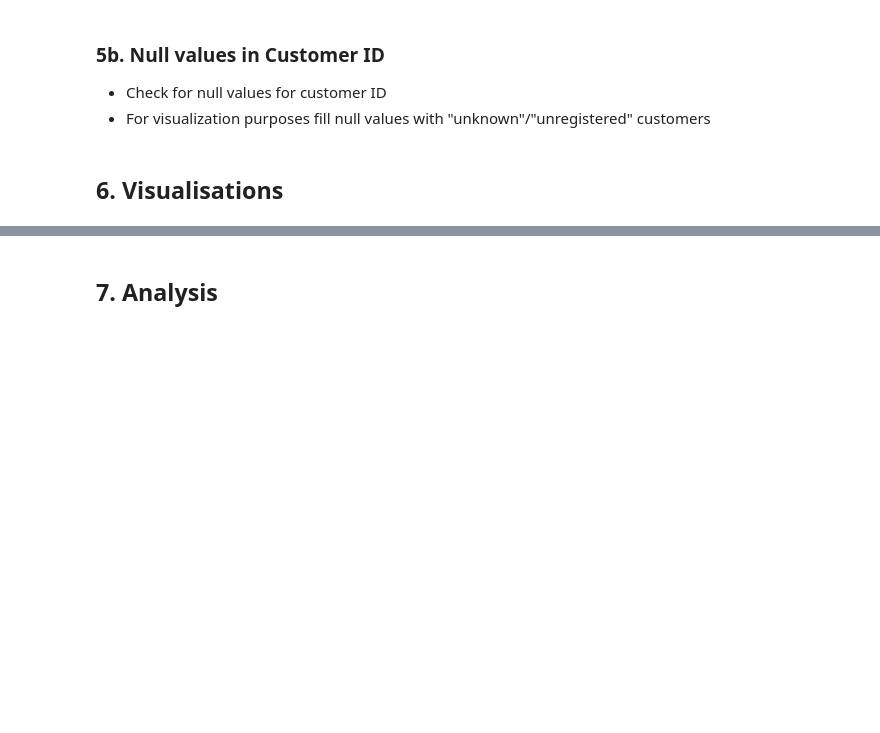
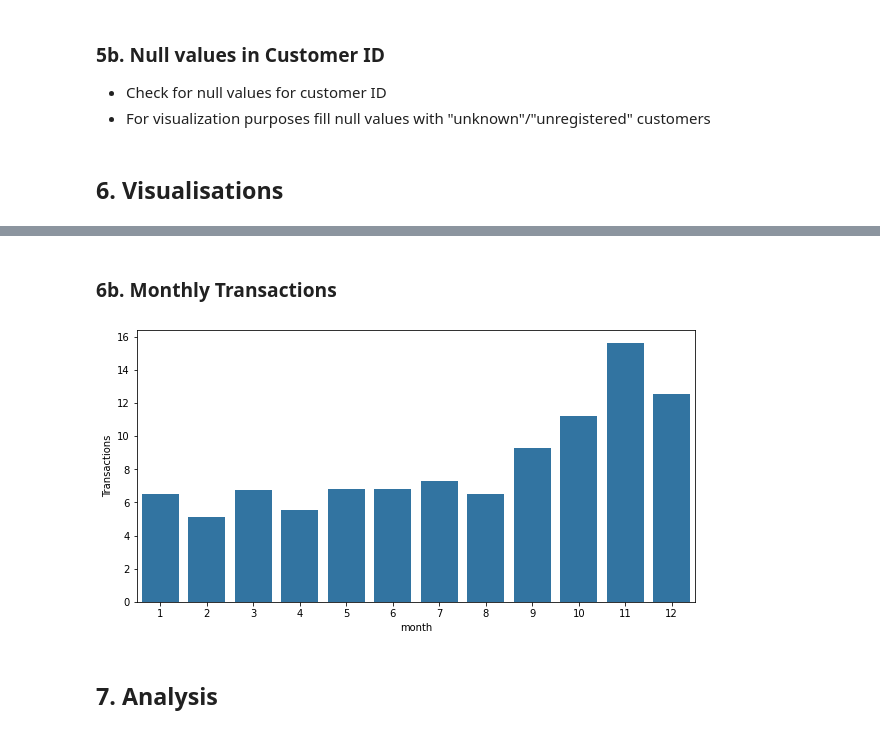
Before and after one commit to Prash1723/RetailAnalysisKgl, a Jupyter notebook: Online Product Analytics.ipynb, the cells around one changed output, grey strips where cells are left out. Saved outputs shown, nothing was run; the diff lists cells and outputs as text; code cells hidden in the pictures; blank space fills up the shorter version.

```diff
--- a/Online Product Analytics.ipynb
+++ b/Online Product Analytics.ipynb
@@ -127,3 +142,15 @@ df['Description'].fillna('no description', inplace=True)
+# %% [markdown]
+### 6b. Monthly Transactions
+# %%
+plt.figure(figsize=[10,5])
+sns.barplot(
+    data=(df.groupby('month')['InvoiceNo'].count()*100/df['InvoiceNo'].count()).reset_index(),
+    x='month', y='InvoiceNo'
+)
+plt.ylabel(ylabel="Transactions")
+plt.show()
+# %% [output]
+[figure, added]
 # %% [markdown]
 ## 7. Analysis
 # %% [markdown]
```
Also changed, not shown: parts of 9 cells of this notebook.
